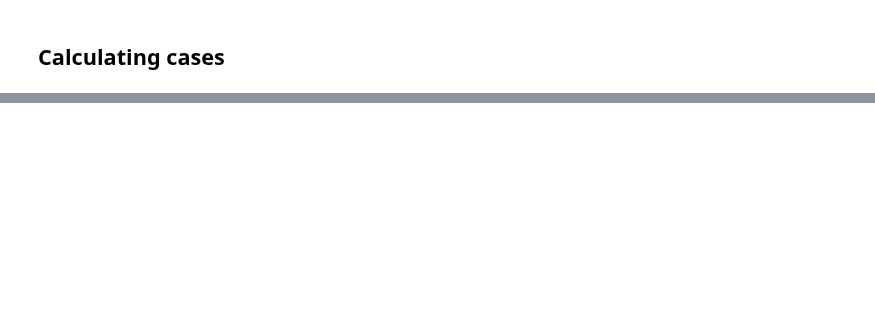
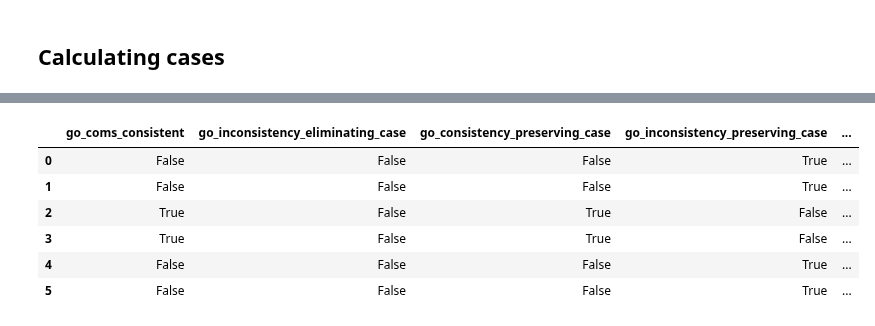
Before and after one commit to re-models/re-technical-report, a Jupyter notebook: notebooks/data_analysis_chapter_commitment-consistency.ipynb, the cells around one changed output, grey strips where cells are left out. Saved outputs shown, nothing was run; the diff lists cells and outputs as text; code cells hidden in the pictures; blank space fills up the shorter version.

Commit message:
Updated cases analysis.

```diff
--- a/notebooks/data_analysis_chapter_commitment-consistency.ipynb
+++ b/notebooks/data_analysis_chapter_commitment-consistency.ipynb
@@ -37,0 +70,35 @@ General information:
+# %%
+# the analysis of global optima is not affected by `analyse branches`
+
+# restrict data to unique simulation setups to prevent multiple counting of branches
+
+re_data_unique_setups = re_data.drop_duplicates(["model_name",
+                         "ds",
+                         "n_sentence_pool",
+                         'weight_account',
+                         'weight_systematicity',
+                         'weight_faithfulness',
+                         'init_coms',
+                         #'fixed_point_coms',
+                         #'fixed_point_theory'
+                        ])
+
+# restrict to relevant columns
+go_data = re_data_unique_setups[["model_name",
+                                 "ds",
+                                 "init_coms",
+                                 "weight_account",
+                                 "weight_systematicity",
+                                 "init_coms_dia_consistent",
+                                 "go_coms_consistent"]]
+
+# explode information about global optima, which is stored rowwise (per simulation setup)
+# in lists (e.g. in the column `go_coms_consistent`)
+exploded_go_data = go_data.set_index(["model_name",
+                                      "ds",
+                                      "init_coms",
+                                      "weight_account",
+                                      "weight_systematicity",
+                                      "init_coms_dia_consistent"]).apply(pd.Series.explode).reset_index()
+
+exploded_go_data.shape
@@ -102,0 +160,16 @@ display(re_data.head(6)[['fixed_point_coms', 'global_optima', 'go_coms_consisten
+# %%
+display(exploded_go_data.head(6)[[#'global_optima',
+                                  'go_coms_consistent',
+                                  'go_inconsistency_eliminating_case',
+                                  'go_consistency_preserving_case',
+                                  'go_inconsistency_preserving_case',
+                                  'go_consistency_eliminating_case'
+                                 ]])
+# %% [output]
+|  | go_coms_consistent | go_inconsistency_eliminating_case | go_consistency_preserving_case | go_inconsistency_preserving_case | ... |
+| 0 | False | False | False | True | ... |
+| 1 | False | False | False | True | ... |
+| 2 | True | False | True | False | ... |
+| 3 | True | False | True | False | ... |
+| 4 | False | False | False | True | ... |
+| 5 | False | False | False | True | ... |
```
Also changed, not shown: parts of 20 cells of this notebook, 1 other file.
